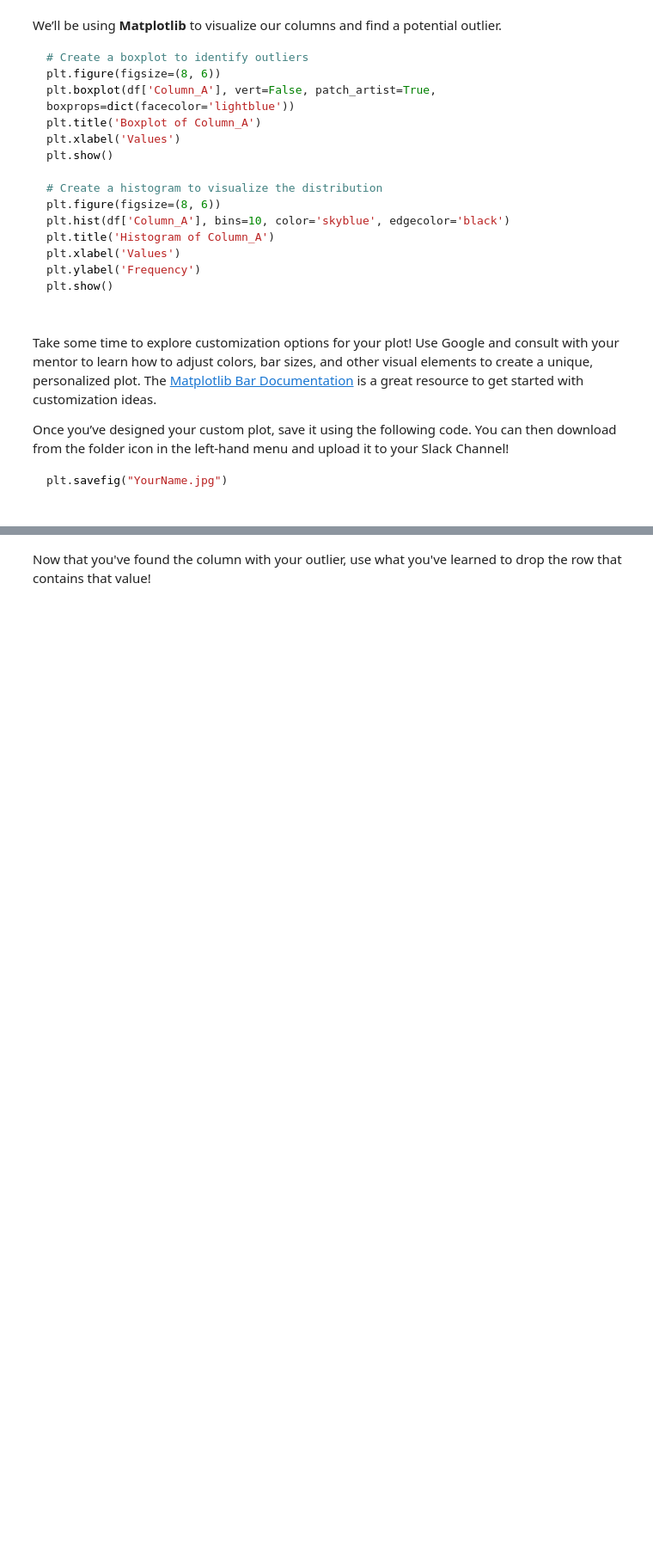
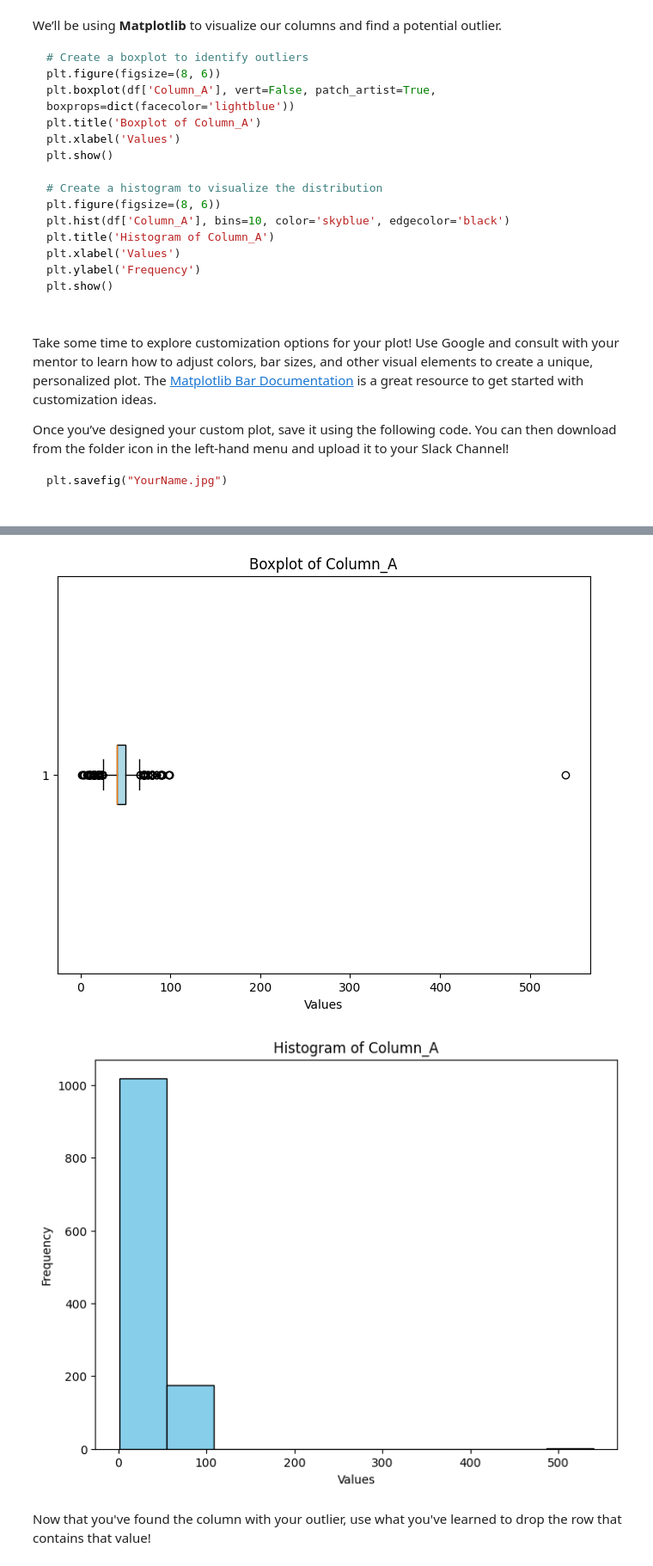
Before and after one commit to sujathasivaraman/mlai, a Jupyter notebook: Copy_of_Part_1__Examining_the_Problem_and_Dataset.ipynb, the cells around one changed output, grey strips where cells are left out. Shown at 86% size. Saved outputs shown, nothing was run; the diff lists cells and outputs as text; code cells hidden in the pictures; blank space fills up the shorter version.

```diff
--- a/Copy_of_Part_1__Examining_the_Problem_and_Dataset.ipynb
+++ b/Copy_of_Part_1__Examining_the_Problem_and_Dataset.ipynb
@@ -382,0 +387,7 @@ By encoding your categorical variables thoughtfully, you ensure that your data i
+# %%
+df = pd.get_dummies(df, columns=['workclass', 'marital.status', 'occupation','relationship', 'race','sex','native.country','label'])
+# %%
+education_mapping = {'Preschool': 0, '1st-4th': 1, '5th-6th': 2, '7th-8th': 3, '9th': 4, '10th': 5, '11th': 6, '12th': 7, 'HS-grad': 8, 'Some-college': 9,'Assoc-voc': 10, 'Assoc-acdm': 11, 'Bachelors': 12, 'Masters': 13, 'Prof-school': 14, 'Doctorate': 15}
+df['education_encoded'] = df['education'].map(education_mapping)
+print(df['education'].unique())
+print(df['education_encoded'].unique())
@@ -432,2 +458,20 @@ plt.savefig("YourName.jpg")
+# %%
+# Create a boxplot to identify outliers
+plt.figure(figsize=(8, 6))
+plt.boxplot(df['hours.per.week'], vert=False, patch_artist=True, boxprops=dict(facecolor='lightblue'))
+plt.title('Boxplot of Column_A')
+plt.xlabel('Values')
+plt.show()
+
+# Create a histogram to visualize the distribution
+plt.figure(figsize=(8, 6))
+plt.hist(df['hours.per.week'], bins=10, color='skyblue', edgecolor='black')
+plt.title('Histogram of Column_A')
+plt.xlabel('Values')
+plt.ylabel('Frequency')
+plt.show()
+# %% [output]
+[figure, added]
+[figure, added]
 # %% [markdown]
 Now that you've found the column with your outlier, use what you've learned to drop the row that contains that value!
```
Also changed, not shown: parts of 10 cells of this notebook.
